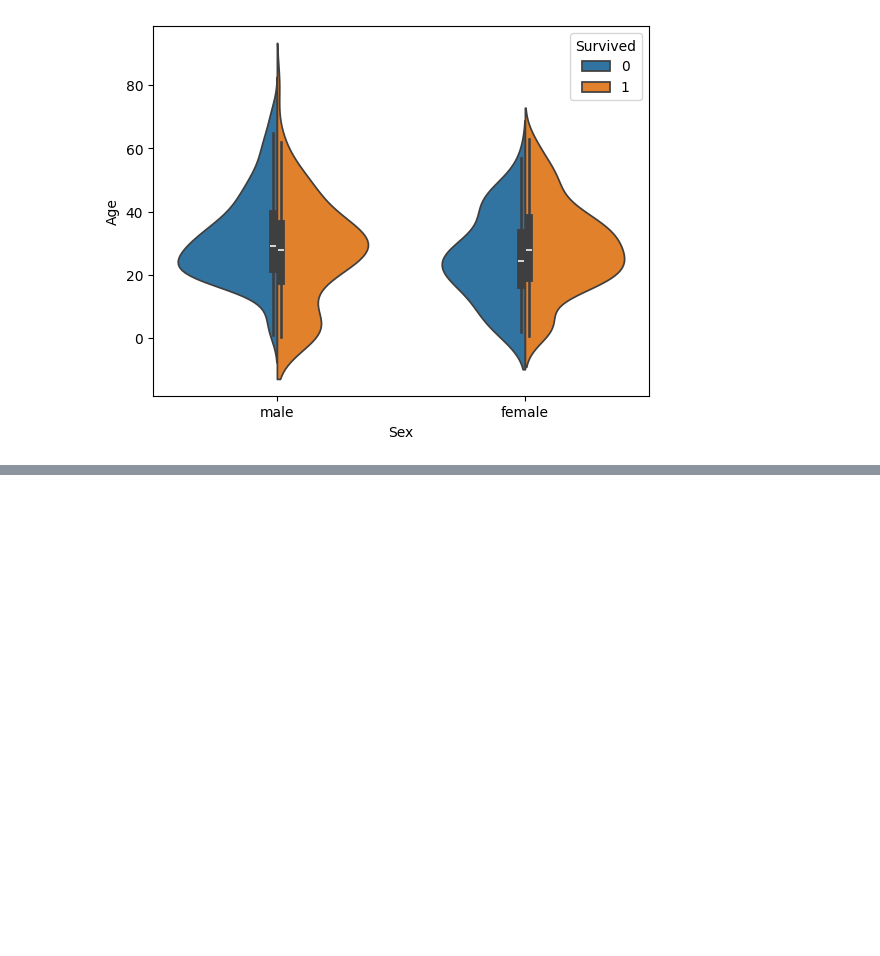
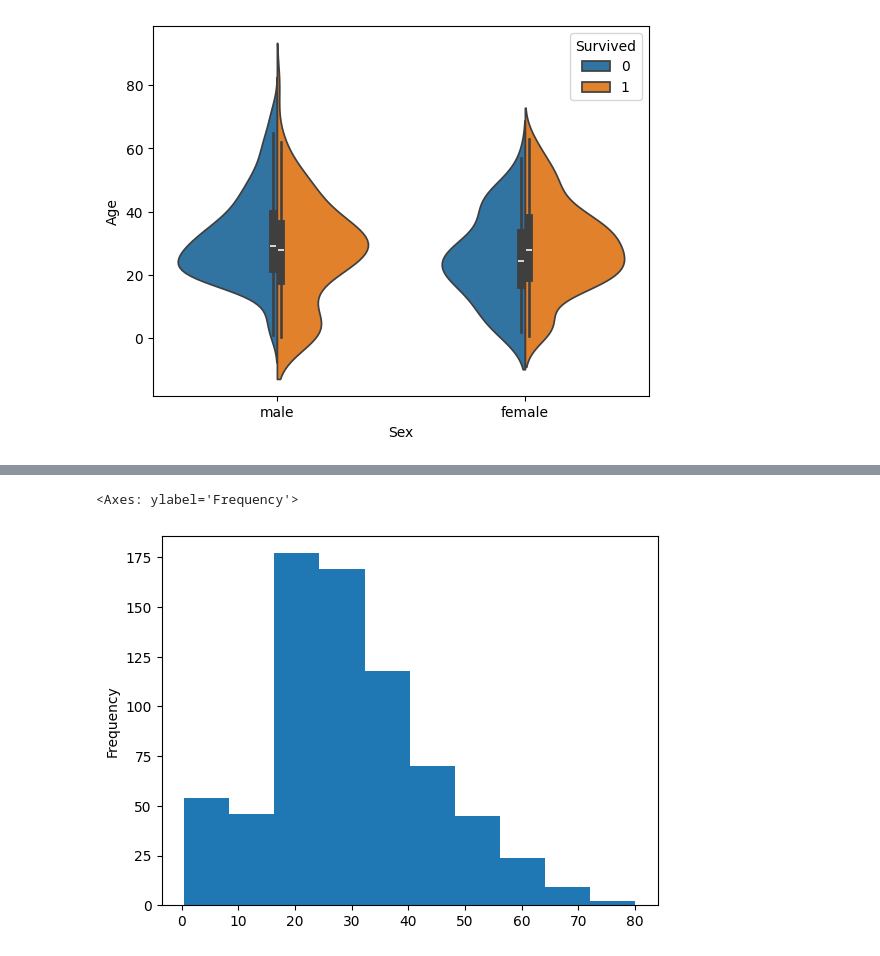
Before and after one commit to bhijanbastola/100days, a Jupyter notebook: Day_Wise_Learning/Day_27/DataManupliation.ipynb, the cells around one changed output, grey strips where cells are left out. Drawn from its saved outputs; the diff is of its cells as text; code cells hidden in the pictures; blank space fills up the shorter version.

```diff
--- a/Day_Wise_Learning/Day_26/MatplotCOntinue.ipynb
+++ b/Day_Wise_Learning/Day_27/DataManupliation.ipynb
@@ -74,3 +74,7 @@ sns.violinplot(y=df['Age'],
 # %% [output]
 <Axes: xlabel='Sex', ylabel='Age'>
 [figure]
+# %%
+initials=[name.split(",")[-1].split(".")[0].strip() for name in df.Name]
+# %%
+df.insert(loc=3,column="initials",value=initials)
@@ -76,0 +85,2 @@ sns.violinplot(y=df['Age'],
+# %%
+df['Cabin']=df['Cabin'].notna().astype(int)
@@ -76,0 +102,5 @@ sns.violinplot(y=df['Age'],
+# %%
+df.Age.plot(kind='hist')
+# %% [output]
+<Axes: ylabel='Frequency'>
+[figure, added]
```
Also changed, not shown: parts of 8 cells of this notebook, 2 other files.
